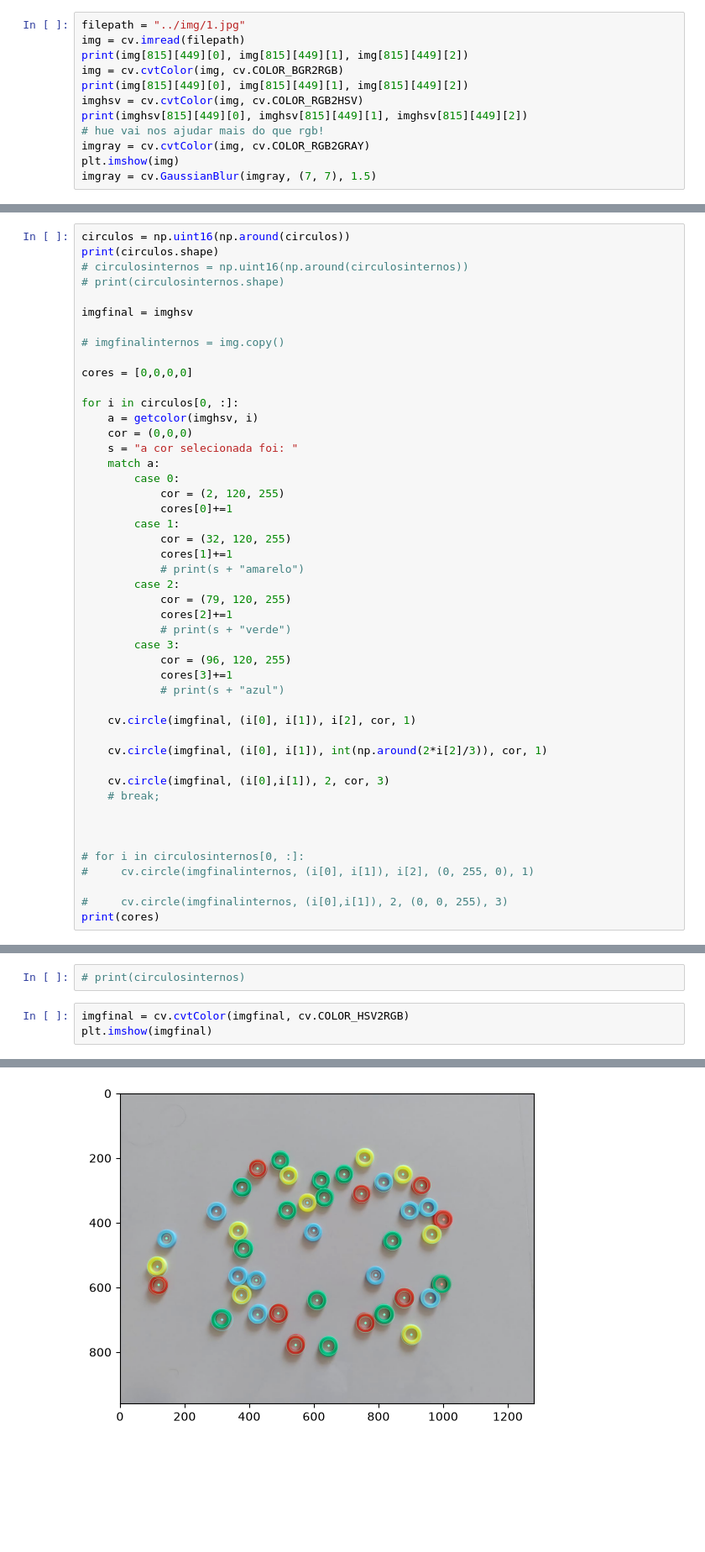
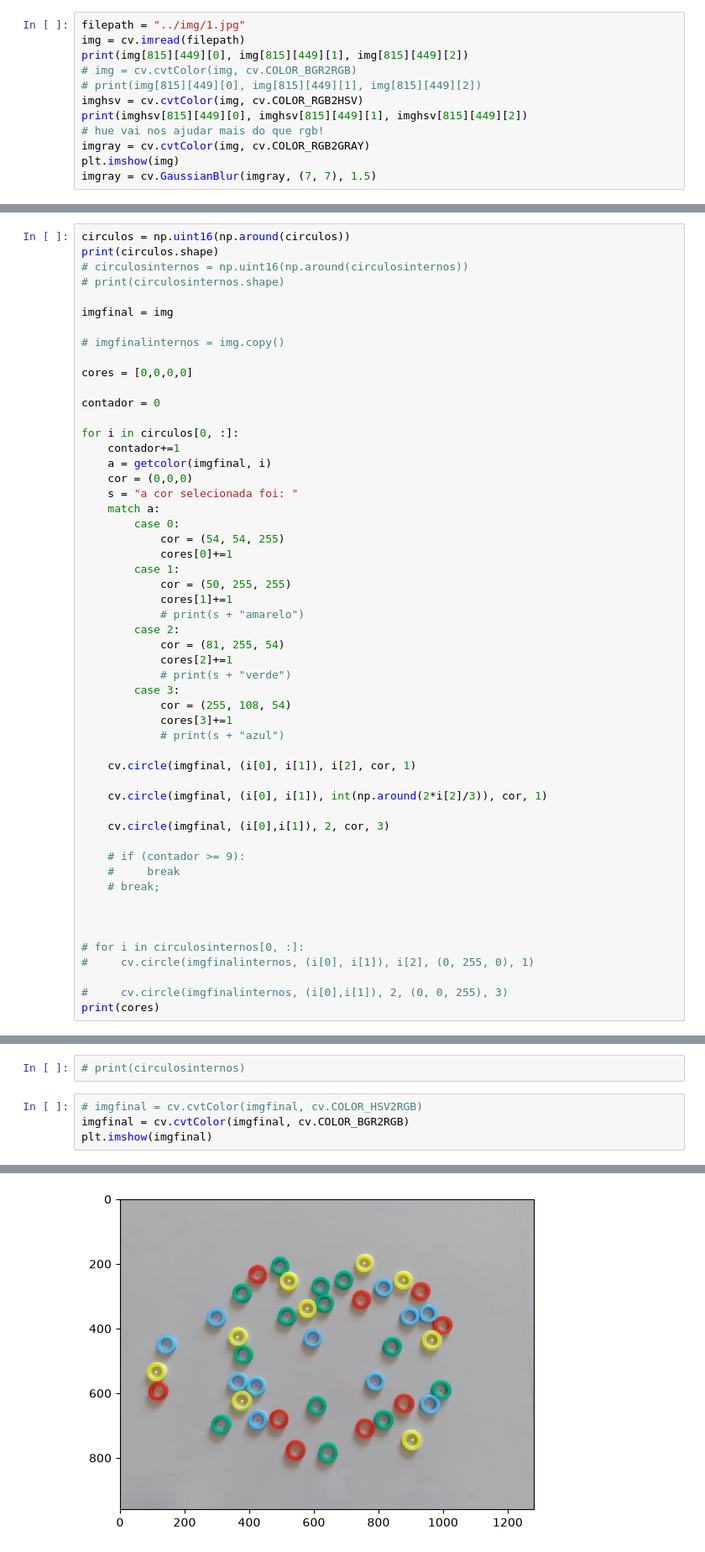
Before and after one commit to carolln/visao-26-2, a Jupyter notebook: tarefa-6/src/circles.ipynb, the cells around one changed output, grey strips where cells are left out. Shown at 84% size. Drawn from its saved outputs; the diff is of its cells as text; blank space fills up the shorter version.

```diff
--- a/tarefa-6/src/circles.ipynb
+++ b/tarefa-6/src/circles.ipynb
@@ -90,8 +108,8 @@ def getcolor (img, c1):
 filepath = "../img/1.jpg"
 img = cv.imread(filepath)
 print(img[815][449][0], img[815][449][1], img[815][449][2])
-img = cv.cvtColor(img, cv.COLOR_BGR2RGB)
-print(img[815][449][0], img[815][449][1], img[815][449][2])
+# img = cv.cvtColor(img, cv.COLOR_BGR2RGB)
+# print(img[815][449][0], img[815][449][1], img[815][449][2])
 imghsv = cv.cvtColor(img, cv.COLOR_RGB2HSV)
 print(imghsv[815][449][0], imghsv[815][449][1], imghsv[815][449][2])
 # hue vai nos ajudar mais do que rgb!
@@ -131,30 +148,33 @@ print(circulos.shape)
 # circulosinternos = np.uint16(np.around(circulosinternos))
 # print(circulosinternos.shape)
 
-imgfinal = imghsv
+imgfinal = img
 
 # imgfinalinternos = img.copy()
 
 cores = [0,0,0,0]
 
+contador = 0
+
 for i in circulos[0, :]:
-    a = getcolor(imghsv, i)
+    contador+=1
+    a = getcolor(imgfinal, i)
     cor = (0,0,0)
     s = "a cor selecionada foi: "
     match a:
         case 0:
-            cor = (2, 120, 255)
+            cor = (54, 54, 255)
             cores[0]+=1
         case 1:
-            cor = (32, 120, 255)
+            cor = (50, 255, 255)
             cores[1]+=1
             # print(s + "amarelo")
         case 2:
-            cor = (79, 120, 255)
+            cor = (81, 255, 54)
             cores[2]+=1
             # print(s + "verde")
         case 3:
-            cor = (96, 120, 255)
+            cor = (255, 108, 54)
             cores[3]+=1
             # print(s + "azul")
 
@@ -163,6 +183,9 @@ for i in circulos[0, :]:
     cv.circle(imgfinal, (i[0], i[1]), int(np.around(2*i[2]/3)), cor, 1)
 
     cv.circle(imgfinal, (i[0],i[1]), 2, cor, 3)
+
+    # if (contador >= 9):
+    #     break
     # break;
 
 
@@ -180,11 +205,12 @@ print(cores)
 # %%
 # print(circulosinternos)
 # %%
-imgfinal = cv.cvtColor(imgfinal, cv.COLOR_HSV2RGB)
+# imgfinal = cv.cvtColor(imgfinal, cv.COLOR_HSV2RGB)
+imgfinal = cv.cvtColor(imgfinal, cv.COLOR_BGR2RGB)
 plt.imshow(imgfinal)
 # %% [output]
 <matplotlib.image.AxesImage at 0x...>
-[figure, old version]
+[figure, new version]
 # %%
 # plt.imshow(imgfinalinternos)
 print(imghsv[0][0])
```
Also changed, not shown: parts of 7 cells of this notebook, 2 other files.
